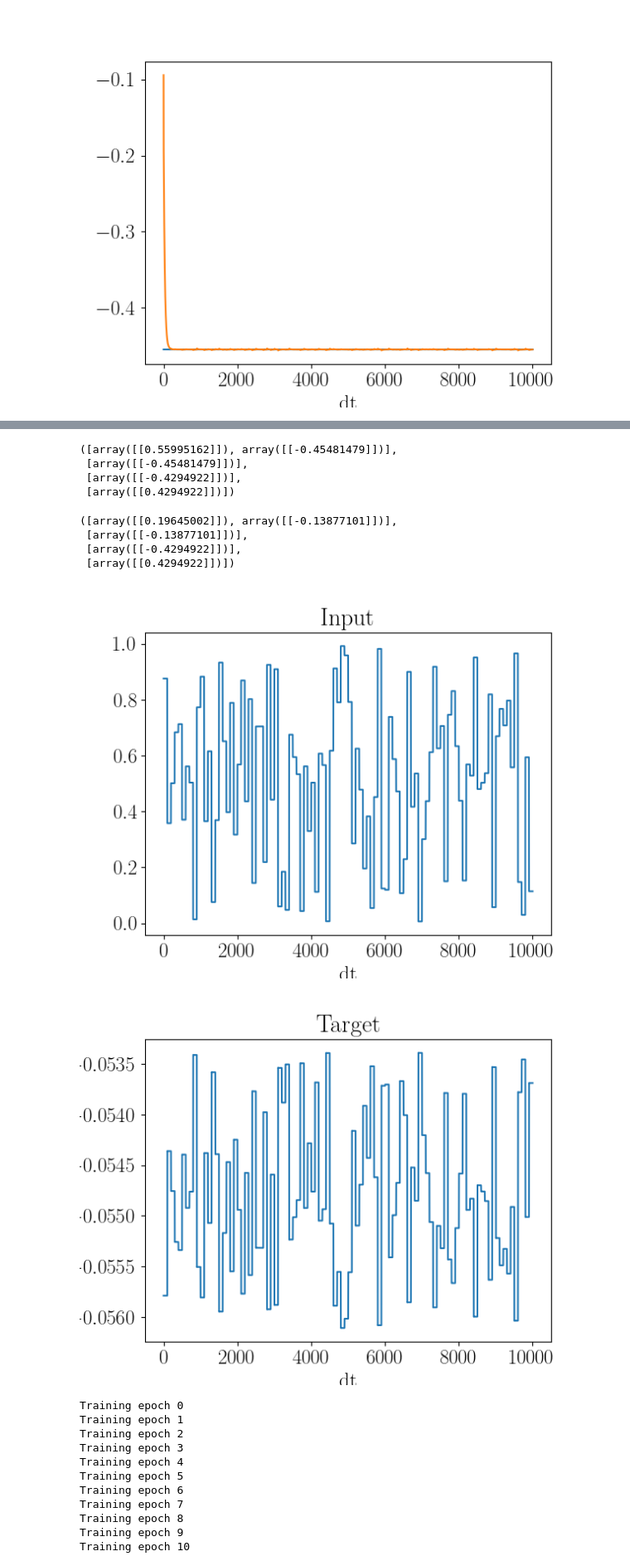
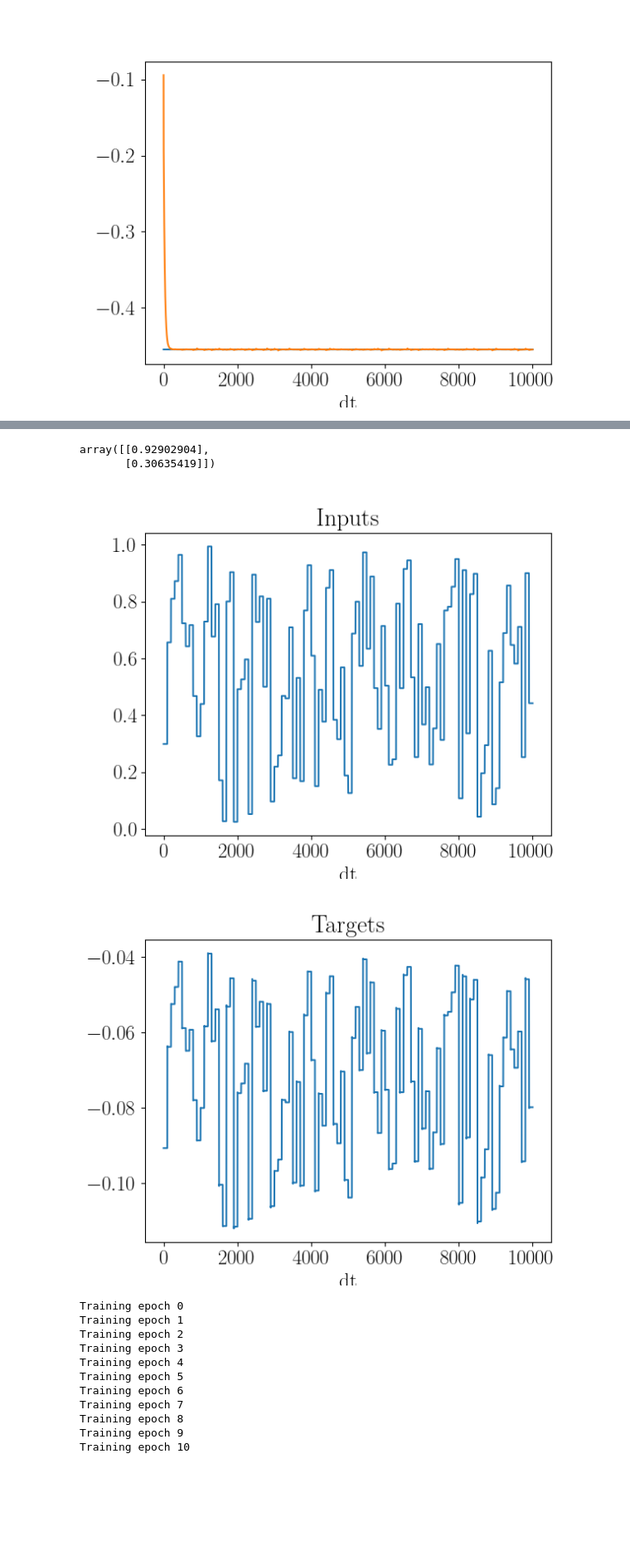
Before and after one commit to kma-code/Phaseless-Alignment-Learning, a Jupyter notebook: RtDeep/RtDeep simple demo.ipynb, the cells around one changed output, grey strips where cells are left out. Shown at 83% size. Cells and saved outputs as stored; diff of their text form; code cells hidden in the pictures; blank space fills up the shorter version.

```diff
--- a/RtDeep/RtDeep simple demo.ipynb
+++ b/RtDeep/RtDeep simple demo.ipynb
@@ -286,12 +605,11 @@ epochs = 100
 # %%
 ## Init for teacher
 
-np.random.seed(5678)
-# np.random.seed(56789)
+np.random.seed(56789)
 
 # Init model: weights, voltages
 
-layers = [1, 1, 1]
+layers = [1, 2, 1]
 
 # conductances
 gl = 0.03
@@ -334,24 +652,22 @@ for i in range(1, len(layers)-1):
 # %%
 # We initialise the teacher in the self-predicting state
 
-mc2_teacher = model(dt, tauxi, Tpres, 'FA', logistic, d_logistic, layers,
+mc3_teacher = model(dt, tauxi, Tpres, 'BP', logistic, d_logistic, layers,
             uP_init=uP_init, uI_init=uI_init,
             WPP_init=WPP_init, WIP_init=WIP_init, BPP_init=BPP_init, BPI_init=BPI_init,
             gl=gl, gden=gden, gbas=gbas, gapi=gapi, gnI=gnI, gntgt=gntgt,
             eta_fw=eta_fw, eta_bw=eta_bw, eta_PI=eta_PI, eta_IP=eta_IP)
 
-# mc2_teacher.evolve_system()
-
-mc2_teacher.set_self_predicting_state()
+mc3_teacher.set_self_predicting_state()
 # %%
 ## Init for student
 
-np.random.seed(1234)
-# np.random.seed(12345)
+np.random.seed(12345)
 
 # Init model: weights, voltages
 
-layers = [1, 1, 1]
+# layers = [2, 2, 2]
+layers = [1, 2, 1]
 
 # conductances
 gl = 0.03
@@ -362,10 +678,10 @@ gnI = 0.06
 gntgt = 0.06
 
 # learning rates in 1/ms
-eta_fw = [100.0, 50.0] # This is the crucial difference
+eta_fw = [100.0, 20.0] # This is the crucial difference
 eta_bw = [0.0] * (len(layers) - 1)
 eta_IP = [80.0, 20.0]
-eta_PI = [0.0] * (len(layers) - 1)
+eta_PI = [50.0]
 
 # initialise voltages
 uP_init = []
@@ -447,17 +743,8 @@ Now, we show random samples for t=Tpres to the teacher and record the output
-# %%
-mc2_student.get_weights()
-# %% [output]
-([array([[0.55995162]]), array([[-0.45481479]])],
- [array([[-0.45481479]])],
- [array([[-0.4294922]])],
- [array([[0.4294922]])])
-# %%
-mc2_teacher.get_weights()
-# %% [output]
-([array([[0.19645002]]), array([[-0.13877101]])],
- [array([[-0.13877101]])],
- [array([[-0.4294922]])],
- [array([[0.4294922]])])
+# %%
+mc3_student_BP.WPP[1].T
+# %% [output]
+array([[0.92902904],
+       [0.30635419]])
 # %%
 r0_random = np.random.uniform(0, 1, size=(int(Tpres / dt), layers[0]))
 r0_random = np.repeat(r0_random, int(Ttot / Tpres), axis=0)
@@ -465,34 +752,29 @@ r0_random = np.repeat(r0_random, int(Ttot / Tpres), axis=0)
 # u2P of teacher will be target for student
 target_time_series = []
 
-vbas_time_series = []
-
 # a little pre-training: run for one Tpres with random input, such that the
 # somatic voltages converge
 for i in range(int(Tpres/dt)):
-    mc2_teacher.evolve_system(r0=r0_random[i])
+    mc3_teacher.evolve_system(r0=r0_random[i])
 
 # run real evaluation and save output
 for i in range(len(r0_random)):
-    mc2_teacher.evolve_system(r0=r0_random[i])
-    target_time_series.append(copy.deepcopy(mc2_teacher.uP_breve[1]))
-    vbas_time_series.append(copy.deepcopy(mc2_teacher.vbas[1]))
+    mc3_teacher.evolve_system(r0=r0_random[i])
+    target_time_series.append(copy.deepcopy(mc3_teacher.uP_breve[1]))
 
-target_time_series = np.array(target_time_series).ravel()
-vbas_time_series = np.array(vbas_time_series).ravel()
+target_time_series = np.array(target_time_series)
 # %%
 fig = plt.figure()
 plt.plot(r0_random)
-plt.title("Input")
+plt.title("Inputs")
 plt.xlabel("dt")
 plt.show()
 
 fig = plt.figure()
 plt.plot(target_time_series)
-# plt.plot(vbas_time_series * gbas / (gbas + gl))
-plt.title("Target")
+plt.title("Targets")
 plt.xlabel("dt")
 plt.show()
 # %% [output]
-[figure, old version]
+[figure, new version]
-[figure, old version]
+[figure, new version]
```
Also changed, not shown: parts of 73 cells of this notebook, 1 other file.
